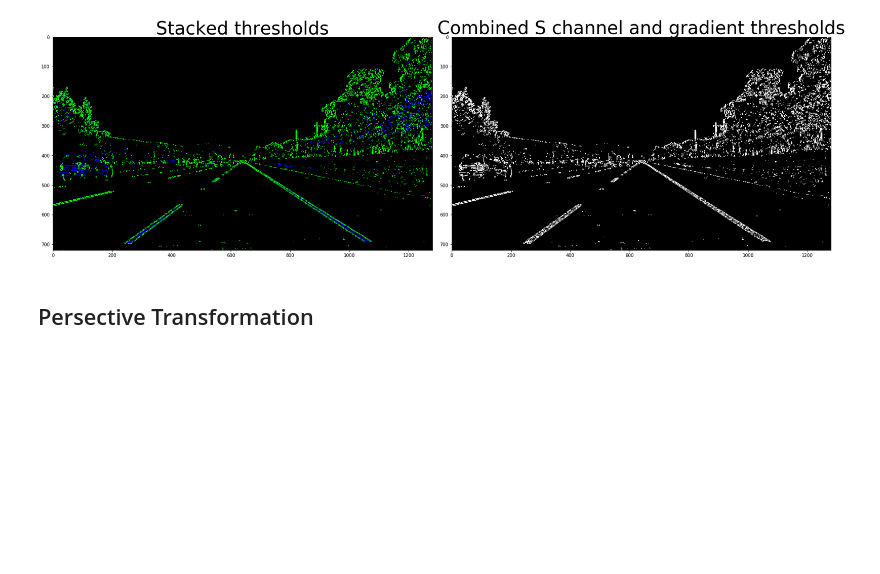
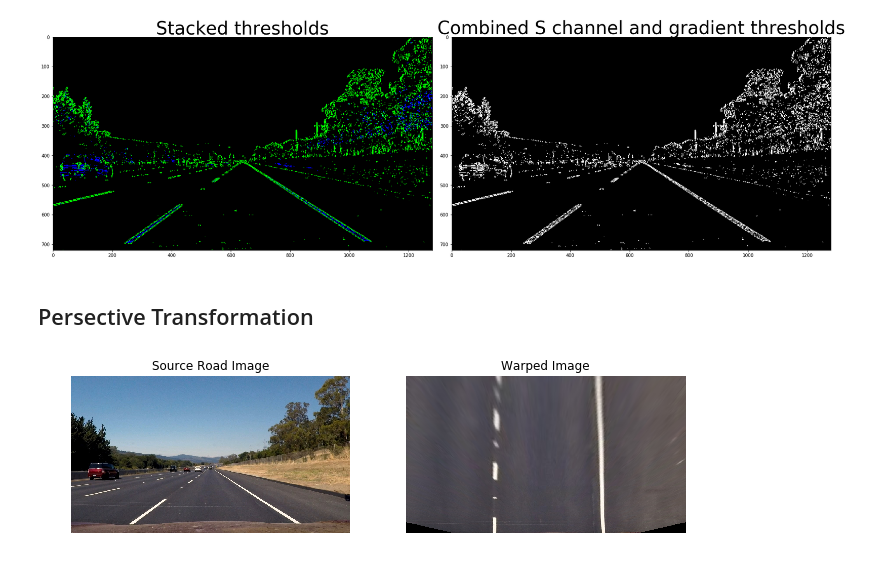
Before and after one commit to supercarl87/CarND-Advanced-Lane-Lines, a Jupyter notebook: lane_line.ipynb, the cells around one changed output. Saved outputs shown, nothing was run; the diff lists cells and outputs as text; code cells hidden in the pictures; blank space fills up the shorter version.

Commit message:
Basic perspective transform
Use pickle file

Combine perspect and threshold

Combine multiple

Add sliding window code

Fill the ploygon

```diff
--- a/lane_line.ipynb
+++ b/lane_line.ipynb
@@ -24,10 +27,11 @@ import cv2
+# %%
+nx = 9
+ny = 6
+points_file = "camera_cal/points.p"
 # %% [markdown]
 ## Calibrating Camera
 # %%
 # prepare object points, like (0,0,0), (1,0,0), (2,0,0) ....,(6,5,0)
-
-nx = 9
-ny = 6
 
 objp = np.zeros((nx*ny,3), np.float32)
 objp[:,:2] = np.mgrid[0:nx, 0:ny].T.reshape(-1,2)
@@ -61,6 +65,9 @@ for idx, fname in enumerate(images):
         print('No corner found')
 
 
+calibrated_data = {'objpoints': objpoints, 'imgpoints': imgpoints}
+with open(points_file, 'wb') as f:
+    pickle.dump(calibrated_data, file=f)
 print("Prcoess camera cal image done")
 # %% [output]
 processing image camera_cal/calibration1.jpg
@@ -163,3 +172,61 @@ desplay_color(color_binary, combined_binary)
 [figure]
 # %% [markdown]
 ## Persective Transformation
+# %%
+img = mpimg.imread('test_images/straight_lines2.jpg')
+img_size = (img.shape[1], img.shape[0])
+
+
+# By absolute value
+# corners = np.float32([[253, 697],[585,456],[700, 456],[1061,690]])
+# new_top_left = np.array([corners[0, 0], 0])
+# new_top_right = np.array([corners[3, 0], 0])
+# offset = [50, 0]
+# src = np.float32([corners[0], corners[1], corners[2], corners[3]])
+# dst = np.float32([corners[0] + offset, new_top_left + offset, new_top_right - offset, corners[3] - offset])
+
+# By percentage
+
+def get_perspective_matrix(img_size):
+    bot_width = 0.76
+    mid_width = 0.09
+    height_pct = 0.62
+    bot_pct = 0.935
+    offset = img_size[0] * 0.25
+    src = np.float32([
+        [img_size[0]*(0.5 - mid_width/2), img_size[1] *height_pct ],
+        [img_size[0]*(0.5 + mid_width/2), img_size[1] *height_pct ],
+        [img_size[0]*(0.5 + bot_width/2), img_size[1] *bot_pct ],
+        [img_size[0]*(0.5 - bot_width/2), img_size[1] *bot_pct ]
+    ])
+
+    dst = np.float32([
+        [offset,0],
+        [img_size[0] - offset, 0],
+        [img_size[0] - offset, img_size[1]],
+        [offset, img_size[1]]
+    ])
+    M = cv2.getPerspectiveTransform(src, dst)
+    Minv = cv2.getPerspectiveTransform(dst, src)
+    return M, Minv
+
+
+M, Minv = get_perspective_matrix(img_size)
+
+warped_img = cv2.warpPerspective(img, M, img_size, flags=cv2.INTER_LINEAR)
+
+plt.figure(figsize=(11, 5))
+plt.subplot(1, 2, 1)
+plt.axis('off')
+plt.title('Source Road Image')
+plt.imshow(img)
+
+
+plt.subplot(1, 2, 2)
+plt.axis('off')
+plt.title('Warped Image')
+plt.imshow(warped_img)
+
+plt.show()
+# %% [output]
+[figure, added]
```
Also changed, not shown: parts of 9 cells of this notebook, 1 other file.
